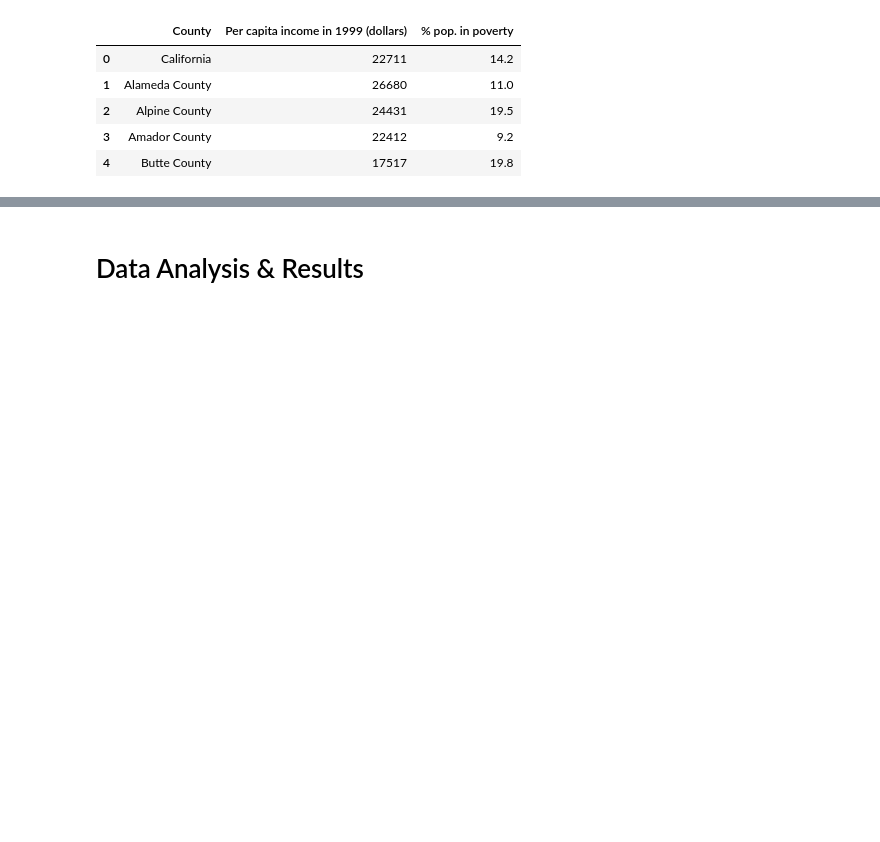
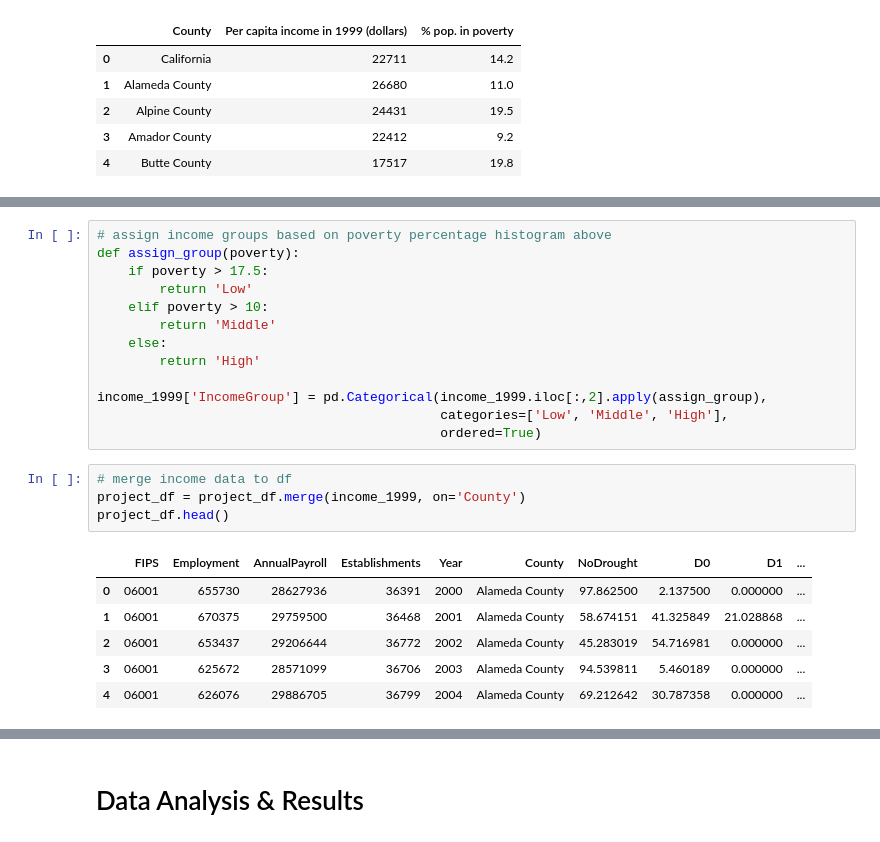
Before and after one commit to jacobmoul/COGS108_Repo, a Jupyter notebook: Final Project/FinalProject.ipynb, the cells around one changed output, grey strips where cells are left out. Saved outputs shown, nothing was run; the diff lists cells and outputs as text; blank space fills up the shorter version.

```diff
--- a/Final Project/FinalProject.ipynb
+++ b/Final Project/FinalProject.ipynb
@@ -225,0 +240,24 @@ income_1999.head()
+# %%
+# assign income groups based on poverty percentage histogram above
+def assign_group(poverty):
+    if poverty > 17.5:
+        return 'Low'
+    elif poverty > 10:
+        return 'Middle'
+    else:
+        return 'High'
+
+income_1999['IncomeGroup'] = pd.Categorical(income_1999.iloc[:,2].apply(assign_group),
+                                            categories=['Low', 'Middle', 'High'],
+                                            ordered=True)
+# %%
+# merge income data to df
+project_df = project_df.merge(income_1999, on='County')
+project_df.head()
+# %% [output]
+|  | FIPS | Employment | AnnualPayroll | Establishments | Year | County | NoDrought | D0 | D1 | ... |
+| 0 | 06001 | 655730 | 28627936 | 36391 | 2000 | Alameda County | 97.862500 | 2.137500 | 0.000000 | ... |
+| 1 | 06001 | 670375 | 29759500 | 36468 | 2001 | Alameda County | 58.674151 | 41.325849 | 21.028868 | ... |
+| 2 | 06001 | 653437 | 29206644 | 36772 | 2002 | Alameda County | 45.283019 | 54.716981 | 0.000000 | ... |
+| 3 | 06001 | 625672 | 28571099 | 36706 | 2003 | Alameda County | 94.539811 | 5.460189 | 0.000000 | ... |
+| 4 | 06001 | 626076 | 29886705 | 36799 | 2004 | Alameda County | 69.212642 | 30.787358 | 0.000000 | ... |
```
Also changed, not shown: parts of 8 cells of this notebook.
